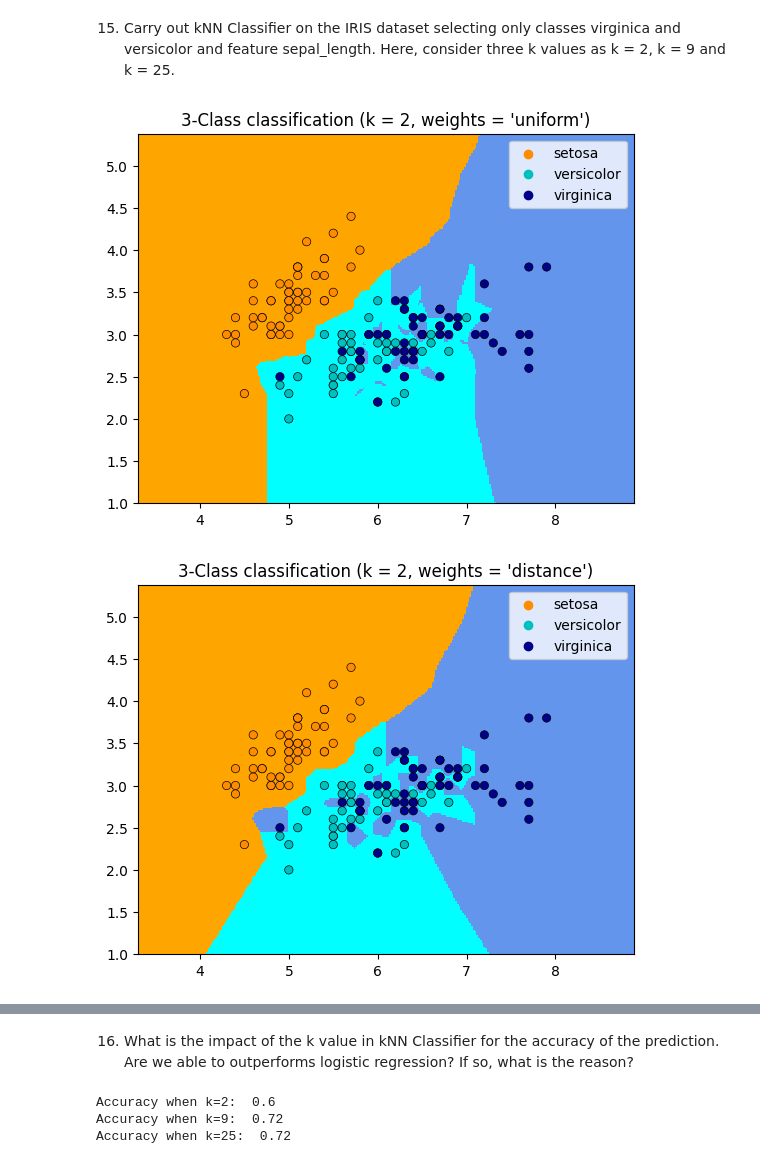
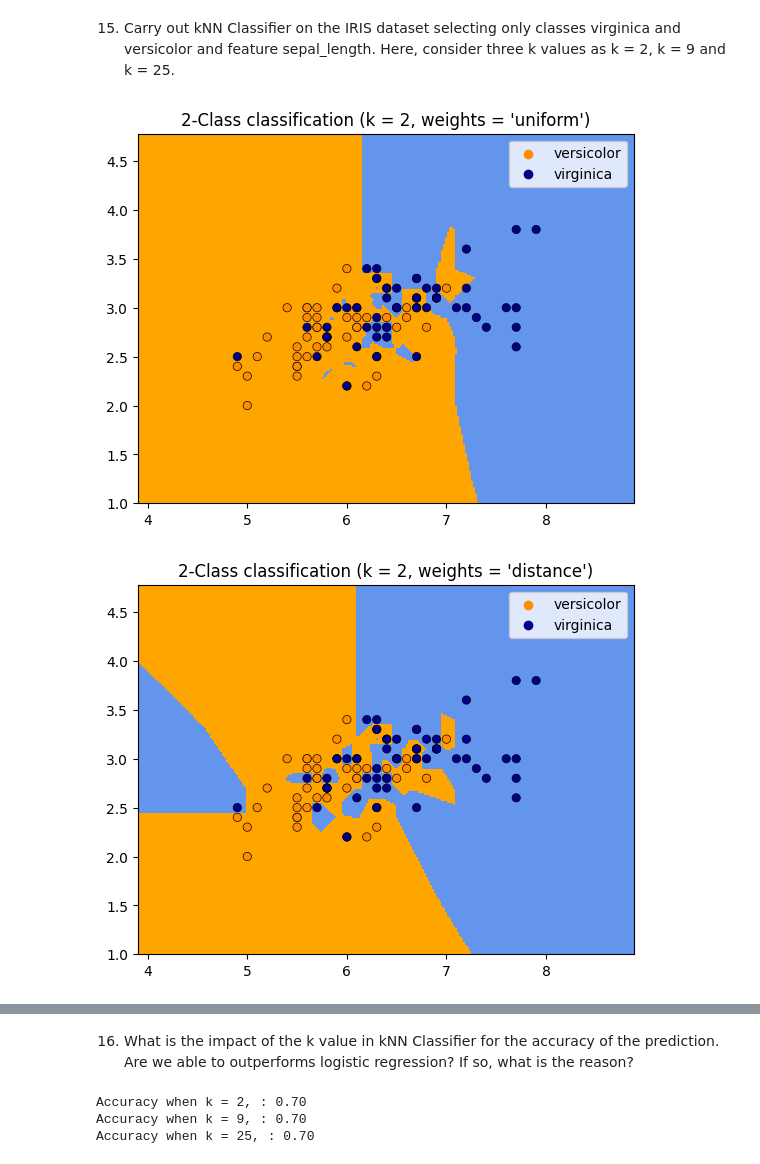
Before and after one commit to kumudu12/EN5870, a Jupyter notebook: Assignment_02_on_Backpropagation,_SVM_and_kNN.ipynb, the cells around one changed output, grey strips where cells are left out. Saved outputs shown, nothing was run; the diff lists cells and outputs as text; code cells hidden in the pictures.

```diff
--- a/Assignment_02_on_Backpropagation,_SVM_and_kNN.ipynb
+++ b/Assignment_02_on_Backpropagation,_SVM_and_kNN.ipynb
@@ -72,26 +66,21 @@ print(accuracy_score(clf_preditions, y_test))
 # %% [markdown]
 4. Plot the training data and SVM decision boundary
 # %%
-#%matplotlib inline
-import numpy as np
-import matplotlib.pyplot as plt
-from sklearn import svm
+clf = svm.SVC(kernel='linear', random_state=42)
+clf.fit(X_train, y_train)
 
-#clf = svm.SVC(kernel='linear')
-#clf.fit(X_train, y_train)
-
-# get the separating margin
+#Get the separating margin
 w = clf.coef_[0]
 a = -w[0] / w[1]
 xx = np.linspace(-5, 8)
 yy = a * xx - (clf.intercept_[0]) / w[1]
 
-# plot the parallels to the separating hyperplane that pass through the support vectors
+#plot the parallels to the separating hyperplane that pass through the support vectors
 margin = 1 / np.sqrt(np.sum(clf.coef_ ** 2))
 yy_down = yy - np.sqrt(1 + a ** 2) * margin
 yy_up = yy + np.sqrt(1 + a ** 2) * margin
 
-# plot the line, the points, and the nearest vectors to the plane
+#Plot the line, the points, and the nearest vectors to the plane
 plt.figure(figsize=(4, 3))
 plt.clf()
 plt.plot(xx, yy, 'k-')
@@ -388,44 +357,37 @@ import numpy as np
 from matplotlib.colors import ListedColormap
 
 from sklearn import datasets, neighbors
 
 n_neighbors = [2, 9, 25]
 
-# import some data to play with
-#iris = datasets.load_iris()
-
-# we only take the first two features. We could avoid this ugly
-# slicing by using a two-dim dataset
-X = iris.data[:, :2]
-y = iris.target
-
 for neighbor in n_neighbors:
   # Create color maps
-  cmap_light = ListedColormap(["orange", "cyan", "cornflowerblue"])
-  cmap_bold = ["darkorange", "c", "darkblue"]
+  cmap_light = ListedColormap(["orange", "cornflowerblue"])
+  cmap_bold = ["darkorange", "darkblue"]
 
   for weights in ["uniform", "distance"]:
     # Create an instance of Neighbours Classifier and fit the data.
     clf = neighbors.KNeighborsClassifier(neighbor, weights=weights)
     clf.fit(X, y)
 
     h = 0.02  # Step size in the mesh
     x_min, x_max = X[:, 0].min() - 1, X[:, 0].max() + 1
     y_min, y_max = X[:, 1].min() - 1, X[:, 1].max() + 1
     xx, yy = np.meshgrid(np.arange(x_min, x_max, h), np.arange(y_min, y_max, h))
 
     Z = clf.predict(np.c_[xx.ravel(), yy.ravel()])
     Z = Z.reshape(xx.shape)
 
     plt.figure()
     plt.pcolormesh(xx, yy, Z, cmap=cmap_light)
 
     # Plot also the training points
-    sns.scatterplot(x=X[:, 0], y=X[:, 1], hue=iris.target_names[y], palette=cmap_bold, alpha=1.0, edgecolor="black")
+    sns.scatterplot(x=X[:, 0], y=X[:, 1], hue=iris.target_names[y], palette=cmap_bold, alpha=1.0, edgecolor="black",)
     plt.xlim(xx.min(), xx.max())
     plt.ylim(yy.min(), yy.max())
-    plt.title("3-Class classification (k = %i, weights = '%s')" % (neighbor, weights))
+    plt.title("2-Class classification (k = %i, weights = '%s')" % (neighbor, weights))
+
 plt.show()
 # %% [output]
-[figure, old version]
+[figure, new version]
-[figure, old version]
+[figure, new version]
@@ -436,23 +398,20 @@ plt.show()
 # %% [markdown]
 16. What is the impact of the k value in kNN Classifier for the accuracy of the prediction. Are we able to outperforms logistic regression? If so, what is the reason?
-# %%
-from sklearn.neighbors import KNeighborsClassifier
-from sklearn import metrics
-knn = KNeighborsClassifier(n_neighbors=2)
-knn.fit(X_train, y_train)
-y_pred = knn.predict(X_test)
-print('Accuracy when k=2: ', metrics.accuracy_score(y_test, y_pred_2))
-
-knn = KNeighborsClassifier(n_neighbors=9)
-knn.fit(X_train, y_train)
-y_pred = knn.predict(X_test)
-print('Accuracy when k=9: ', metrics.accuracy_score(y_test, y_pred))
-
-knn = KNeighborsClassifier(n_neighbors=25)
-knn.fit(X_train, y_train)
-y_pred = knn.predict(X_test)
-print('Accuracy when k=25: ', metrics.accuracy_score(y_test, y_pred))
-# %% [output]
-Accuracy when k=2:  0.6
-Accuracy when k=9:  0.72
-Accuracy when k=25:  0.72
+# %%
+from sklearn.neighbors import KNeighborsClassifier
+from sklearn import metrics
+
+n_neighbors = [2, 9, 25]
+
+for neighbor in n_neighbors:
+    #knn = KNeighborsClassifier(neighbor)
+    #knn.fit(X_train, y_train)
+    #y_pred = knn.predict(X_test)
+
+    # Evaluate the model's performance
+    accuracy = accuracy_score(y_test, y_pred)
+    print(f'Accuracy when k = {neighbor}, : {accuracy:.2f}')
+# %% [output]
+Accuracy when k = 2, : 0.70
+Accuracy when k = 9, : 0.70
+Accuracy when k = 25, : 0.70
```
Also changed, not shown: parts of 10 cells of this notebook.
